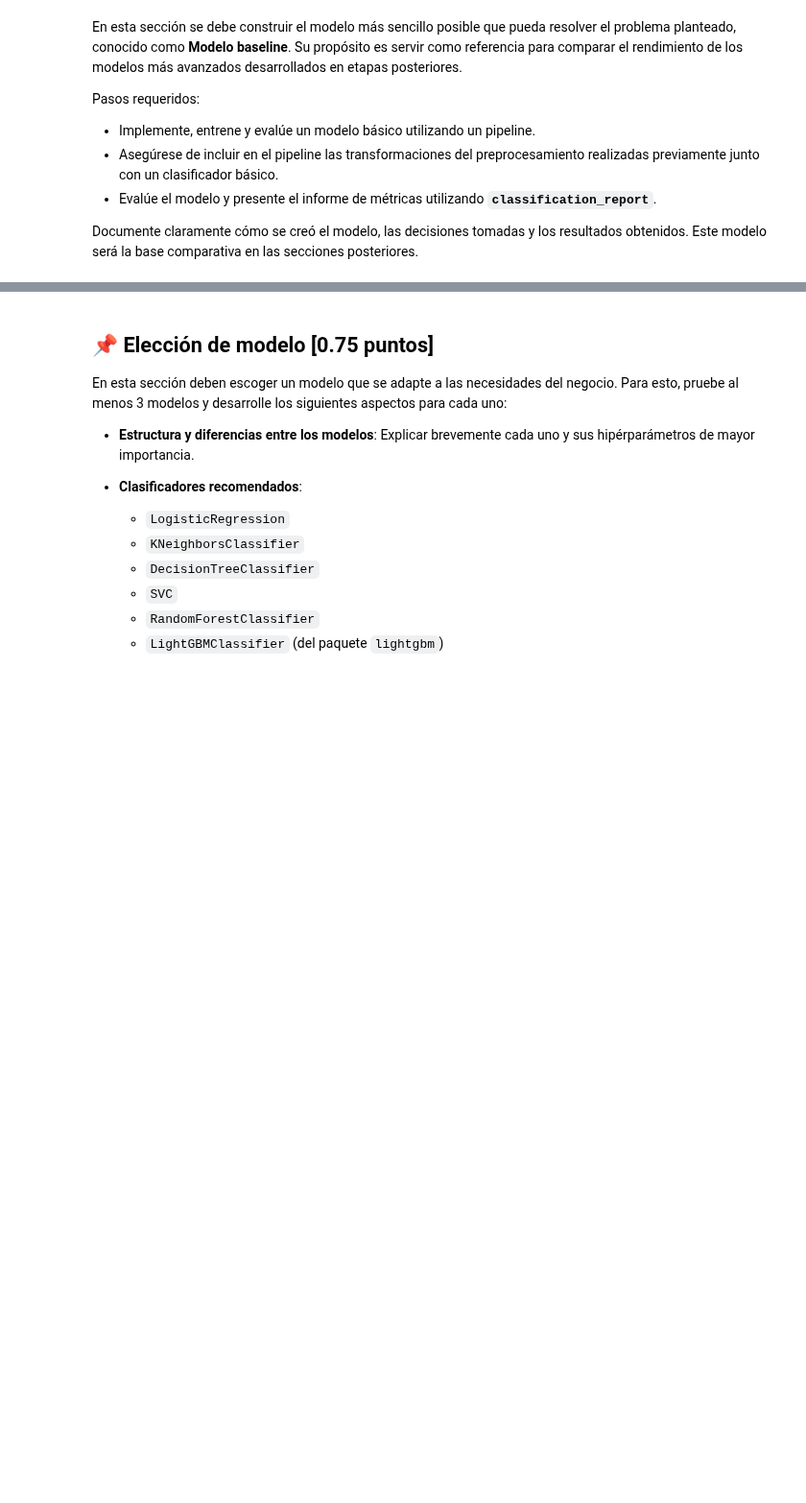
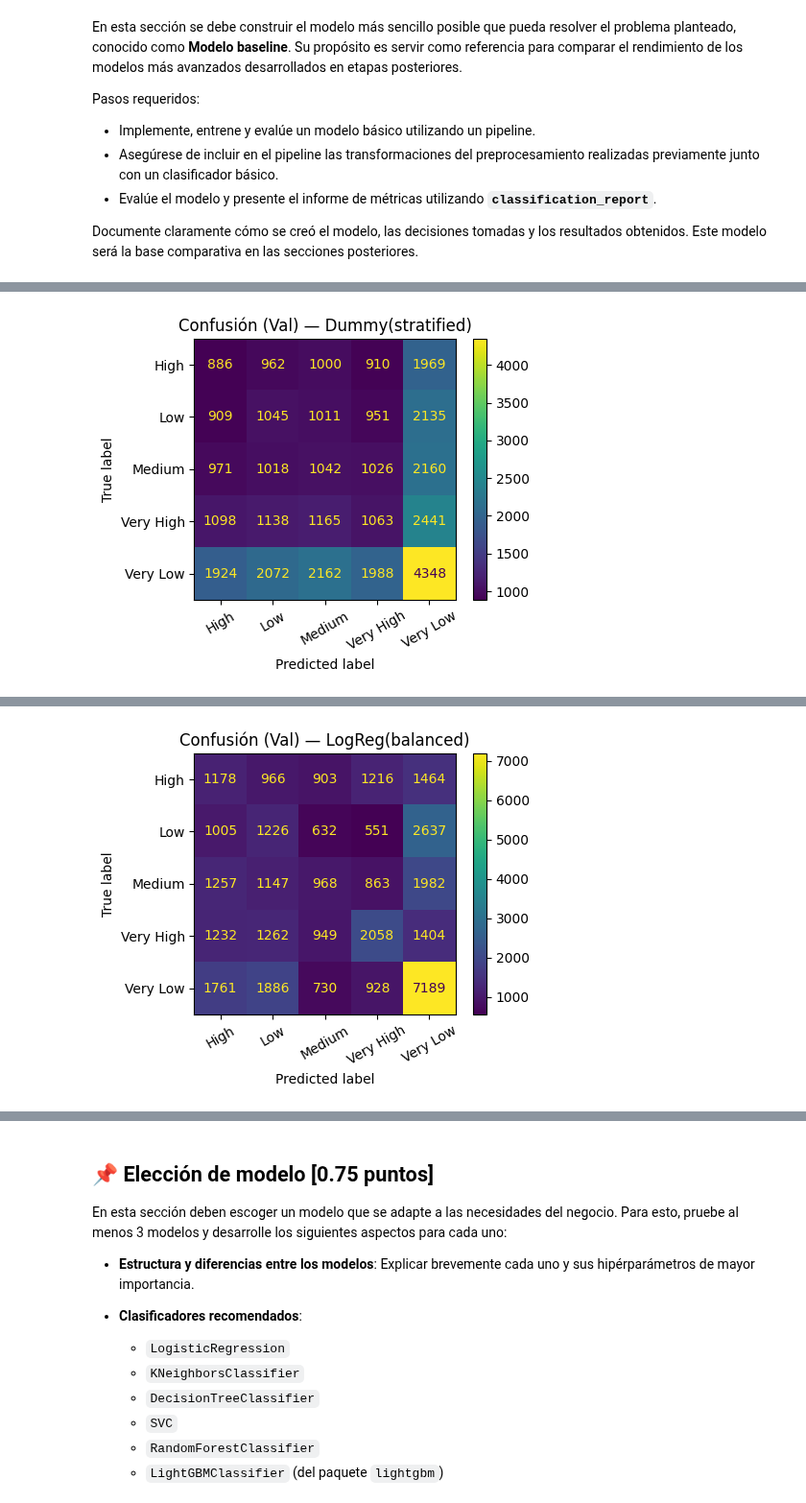
Before and after one commit to jesuvalenzuela/NanSquad, a Jupyter notebook: Proyecto/entrega1/enunciado_entrega1.ipynb, the cells around one changed output, grey strips where cells are left out. Shown at 96% size. Saved outputs shown, nothing was run; the diff lists cells and outputs as text; code cells hidden in the pictures; blank space fills up the shorter version.

Commit message:
Modeling+Optimization

```diff
--- a/Proyecto/entrega1/enunciado_entrega1.ipynb
+++ b/Proyecto/entrega1/enunciado_entrega1.ipynb
@@ -631,14 +626,14 @@ class NegativeItemsTransformer(BaseEstimator, TransformerMixin):
     """
     def __init__(self, columns, strategy='abs'):
         self.strategy = strategy  # 'zero', 'abs', 'keep'
-        self.cols = columns
+        self.columns = columns
 
     def fit(self, X, y=None):
         return self
 
     def transform(self, X):
         X = X.copy()
-        for col in self.cols:
+        for col in self.columns:
             if col in X.columns:
                 if self.strategy == 'zero':
                     # Reemplazar negativos por 0
@@ -1001,0 +995,71 @@ Documente claramente cómo se creó el modelo, las decisiones tomadas y los resu
+# %%
+# Desarrolle aquí su código
+
+from sklearn.dummy import DummyClassifier
+from sklearn.linear_model import LogisticRegression
+from sklearn.metrics import classification_report, ConfusionMatrixDisplay
+from sklearn.pipeline import Pipeline
+import matplotlib.pyplot as plt
+
+# 1) Aplicar el pipeline para obtener features + target
+pipeline.set_output(transform="pandas")
+
+pipeline.fit(df_train)                # aprende límites IQR, cuantiles por cliente, OHE, etc.
+df_train_clean = pipeline.transform(df_train)
+df_val_clean   = pipeline.transform(df_val)
+df_test_clean  = pipeline.transform(df_test)
+
+# Separar X / y|
+X_train = df_train_clean.drop(columns=['weekly_items', 'priority'])
+y_train = df_train_clean['priority']
+
+X_val = df_val_clean.drop(columns=['weekly_items', 'priority'])
+y_val = df_val_clean['priority']
+
+X_test = df_test_clean.drop(columns=['weekly_items', 'priority'])
+y_test = df_test_clean['priority']
+
+# 2) Definir baselines
+baselines = {
+    "Dummy(stratified)": DummyClassifier(strategy="stratified", random_state=42),
+    "LogReg(balanced)": LogisticRegression(
+        multi_class="multinomial", solver="lbfgs", max_iter=200, class_weight="balanced"
+    ),
+}
+
+# 3) Entrenar y evaluar en VALIDACIÓN
+val_reports = {}
+for name, clf in baselines.items():
+    # (Opcional) un mini pipeline por prolijidad
+    model = Pipeline([('clf', clf)])
+    model.fit(X_train, y_train)
+    y_pred_val = model.predict(X_val)
+
+    print(f"\n==== {name} — VALIDACIÓN ====")
+    print(classification_report(y_val, y_pred_val, digits=3))
+    val_reports[name] = (model, y_pred_val)
+
+    # Matriz de confusión
+    fig, ax = plt.subplots(figsize=(5,4))
+    ConfusionMatrixDisplay.from_predictions(y_val, y_pred_val, ax=ax, xticks_rotation=30)
+    ax.set_title(f"Confusión (Val) — {name}")
+    plt.tight_layout()
+    plt.show()
+
+# 4) Elegir el mejor baseline por macro-F1 en validación
+from sklearn.metrics import f1_score
+best_name = max(val_reports, key=lambda k: f1_score(y_val, val_reports[k][1], average="macro"))
+best_model = val_reports[best_name][0]
+print(f"\n>>> Mejor baseline según macro-F1 (validación): {best_name}")
+
+# 5) Evaluación FINAL en TEST con el mejor baseline
+y_pred_test = best_model.predict(X_test)
+print(f"\n=== {best_name} — TEST ====")
+print(classification_report(y_test, y_pred_test, digits=3))
+
+fig, ax = plt.subplots(figsize=(5,4))
+ConfusionMatrixDisplay.from_predictions(y_test, y_pred_test, ax=ax, xticks_rotation=30)
+ax.set_title(f"Confusión (Test) — {best_name}")
+plt.tight_layout()
+plt.show()
+# %% [output]
@@ -1001,0 +1078 @@ Documente claramente cómo se creó el modelo, las decisiones tomadas y los resu
+[figure, added]
@@ -1001,0 +1091 @@ Documente claramente cómo se creó el modelo, las decisiones tomadas y los resu
+[figure, added]
```
Also changed, not shown: parts of 27 cells of this notebook, 11 other files.
